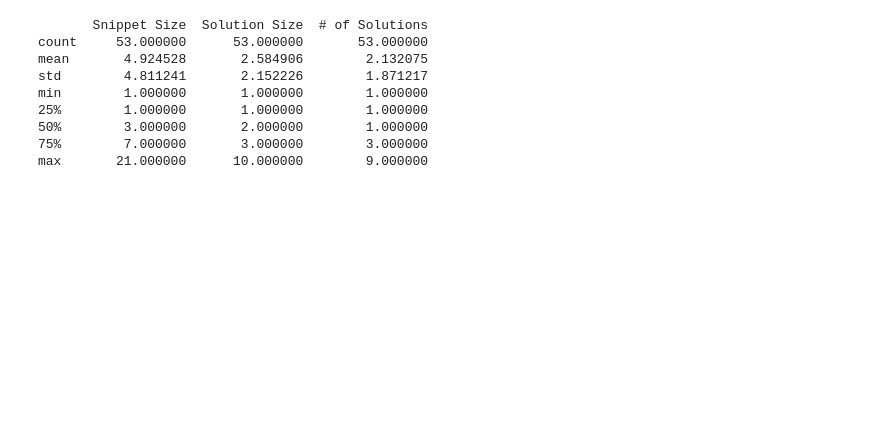
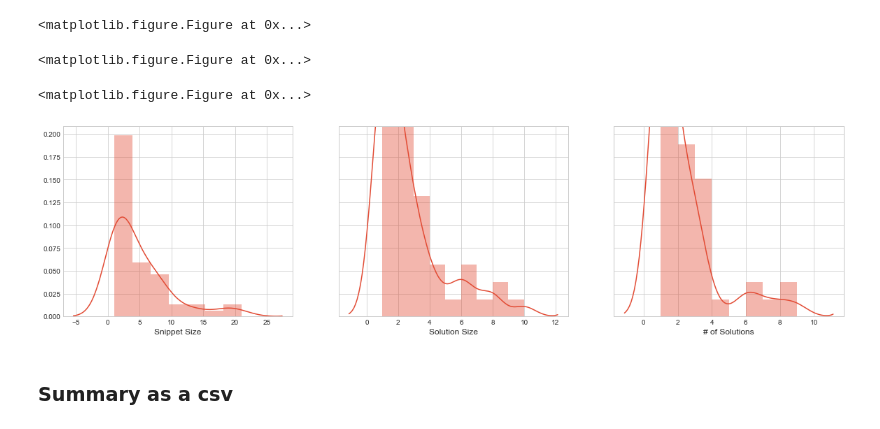
Before and after one commit to DiegoEliasCosta/snippet-optimization, a Jupyter notebook: code/analysis/dataset-analysis.ipynb, the cells around one changed output. Drawn from its saved outputs; the diff is of its cells as text; code cells hidden in the pictures; blank space fills up the shorter version.

```diff
--- a/code/analysis/dataset-analysis.ipynb
+++ b/code/analysis/dataset-analysis.ipynb
@@ -80,12 +92,27 @@ code_dataset
+# %%
+import matplotlib.pyplot as plt
+from pandas.plotting import table
+import seaborn as sns
+
+sns.set_style("whitegrid")
+
+plt.clf()
+
+fig, axes = plt.subplots(figsize=(20, 5), nrows=1, ncols=3)
+
+sns.distplot(code_dataset['Snippet Size'], ax=axes[0])
+sns.distplot(code_dataset['Solution Size'], ax=axes[1])
+sns.distplot(code_dataset['# of Solutions'], ax=axes[2])
+
+plt.savefig(os.path.join(dist_file))
+plt.show()
+# %% [output]
+<matplotlib.figure.Figure at 0x...>
+<matplotlib.figure.Figure at 0x...>
+<matplotlib.figure.Figure at 0x...>
+[figure, added]
+# %% [markdown]
+### Summary as a csv
 # %%
-print(code_dataset[['Snippet Size', 'Solution Size', '# of Solutions']].describe())
+summary = code_dataset[['Snippet Size', 'Solution Size', '# of Solutions']].describe()
+summary.to_csv(os.path.join(summary_file))
-# %% [output]
-       Snippet Size  Solution Size  # of Solutions
-count     53.000000      53.000000       53.000000
-mean       4.924528       2.584906        2.132075
-std        4.811241       2.152226        1.871217
-min        1.000000       1.000000        1.000000
-25%        1.000000       1.000000        1.000000
-50%        3.000000       2.000000        1.000000
-75%        7.000000       3.000000        3.000000
-max       21.000000      10.000000        9.000000
```
Also changed, not shown: parts of 13 cells of this notebook, 2 other files.
